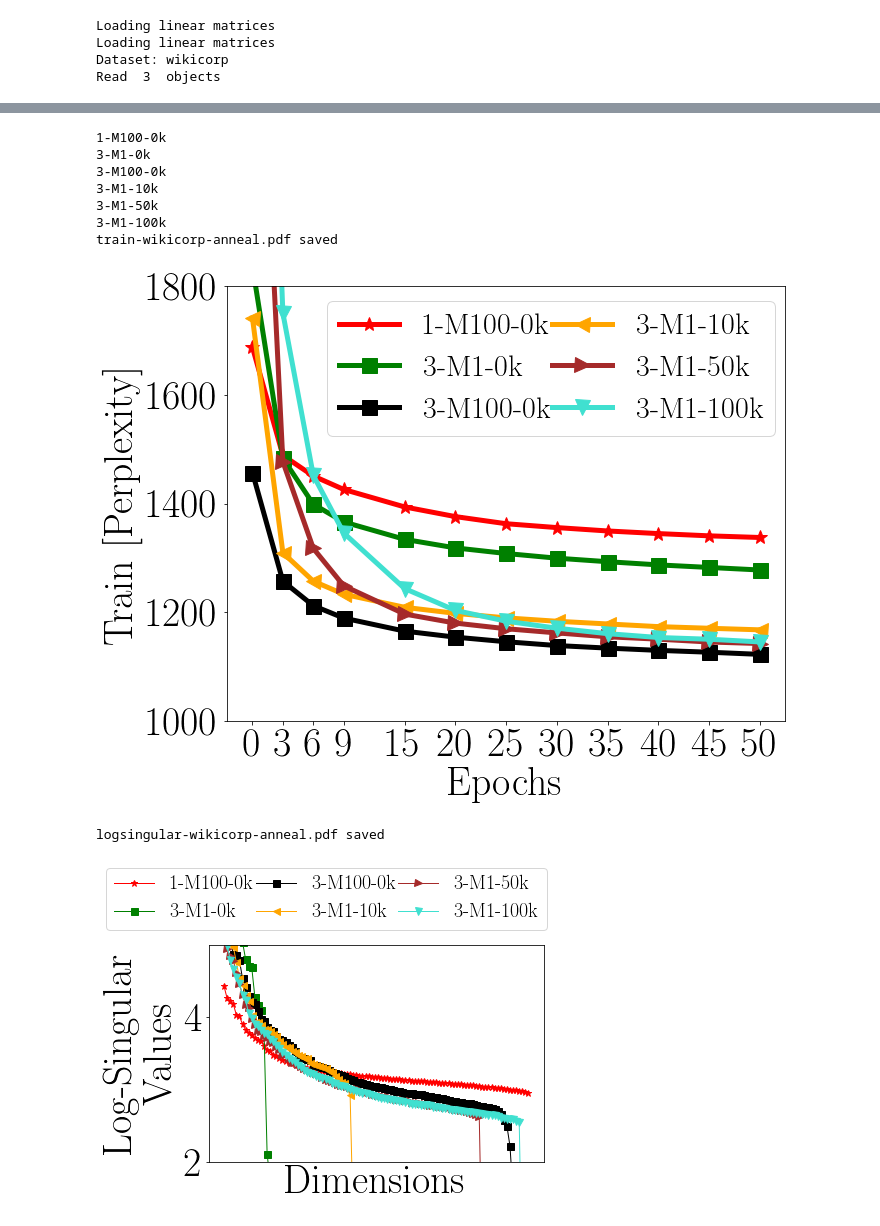
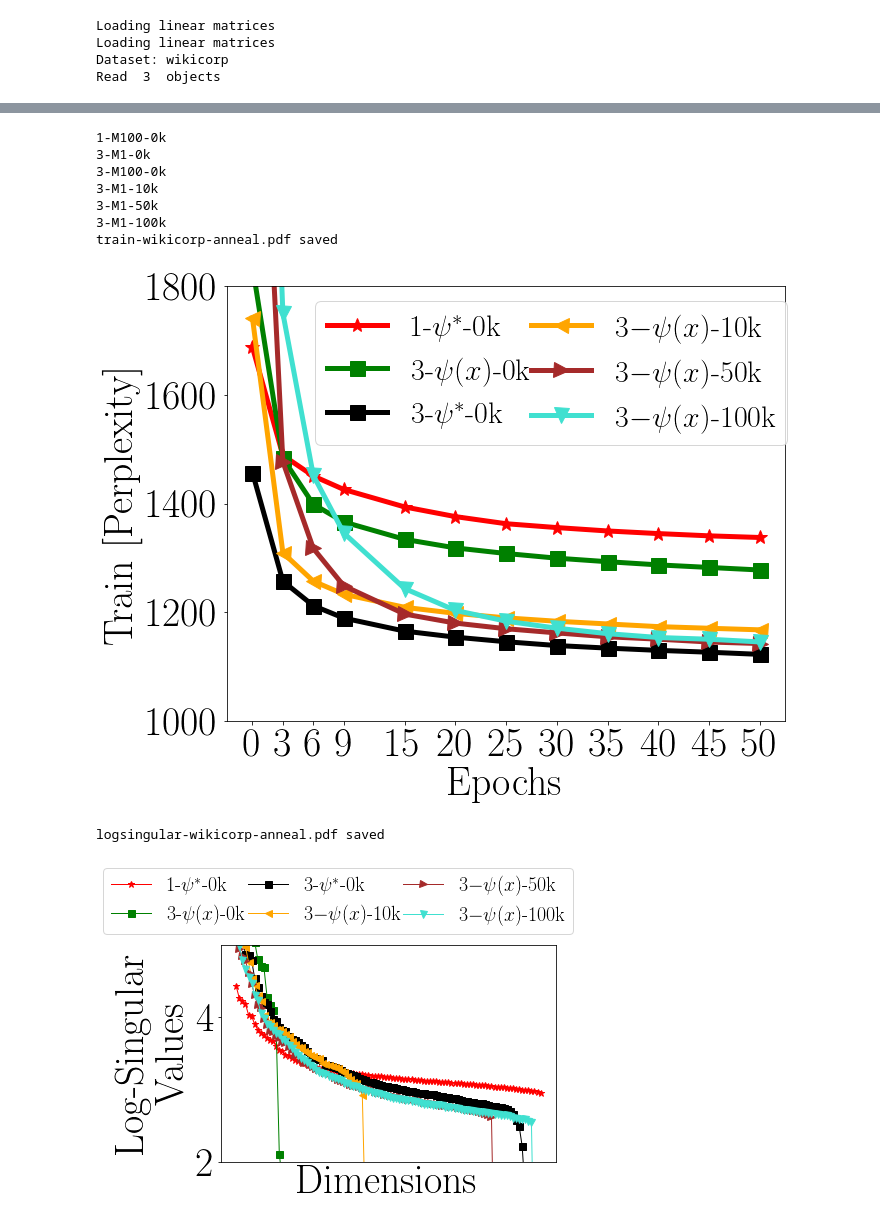
Before and after one commit to rahulk90/vae_sparse, a Jupyter notebook: ipynb/bow_text/VisualizeTrainValidCurves-anneal.ipynb, the cells around one changed output, grey strips where cells are left out. Cells and saved outputs as stored; diff of their text form; code cells hidden in the pictures.

```diff
--- a/ipynb/bow_text/VisualizeTrainValidCurves-anneal.ipynb
+++ b/ipynb/bow_text/VisualizeTrainValidCurves-anneal.ipynb
@@ -157,13 +157,20 @@ colorFinal['3-M1-10k'] =  'orange'
 colorFinal['3-M1-50k'] =  'brown'
 colorFinal['3-M1-100k']=  'turquoise'
 markerFinal = OrderedDict()
-#markerFinal['1-M1-anneal0']      =  'o'
 markerFinal['1-'+NS+'-0k']  =  '*'
 markerFinal['3-M1-0k']    =  's'
 markerFinal['3-M1-10k']   =  '<'
 markerFinal['3-M1-50k']   =  '>'
 markerFinal['3-M1-100k']  =  'v'
 markerFinal['3-'+NS+'-0k']  =  's'
+
+namemap = OrderedDict()
+namemap['1-'+NS+'-0k']  =  '$1$-$\\psi^*$-$0$k'
+namemap['3-M1-0k']    =  '$3$-$\\psi(x)$-$0$k'
+namemap['3-M1-10k']   =  '$3-$\\psi(x)$-$10$k'
+namemap['3-M1-50k']   =  '$3-$\\psi(x)$-$50$k'
+namemap['3-M1-100k']  =  '$3-$\\psi(x)$-$100$k'
+namemap['3-'+NS+'-0k']  =  '$3$-$\\psi^*$-$0$k'
 
 fig,axlist     = plt.subplots(1,1,figsize=(10,8))
 ax = axlist
@@ -182,9 +189,9 @@ for name in colorFinal:#['1-M1','1-'+NS,'3-M1','3-'+NS]:
     print name,np.min(valid_bound_f[:,1]),np.argmin(valid_bound_f[:,1])
     MARKER = markerFinal[name]
     COLOR  = colorFinal[name]
-
+    X = valid_bound_f[:,0]
     #ax.plot(valid_bound_0[:,0],valid_bound_0[:,1],'--',color=COLOR,marker = MARKER)
-    ax.plot(valid_bound_f[:,0],valid_bound_f[:,1],marker = MARKER,color=COLOR,label=name)
+    ax.plot(X,valid_bound_f[:,1],marker = MARKER,color=COLOR,label=namemap[name])
 
 ax.set_ylabel('Validate [Perplexity]')
 ax.set_xlabel('Epochs')
@@ -248,7 +255,7 @@ for name in colorFinal:
     #if len(idx)>10:
     #    X = X[::3]
     #    Y = Y[::3]
-    ax.plot(X,Y,marker = MARKER,color=COLOR,label=name)
+    ax.plot(X,Y,marker = MARKER,color=COLOR,label=namemap[name])
 
 ax.set_ylabel('Train [Perplexity]')
 ax.set_xlabel('Epochs')
@@ -274,26 +281,26 @@ plt.savefig(fname,bbox_inches='tight')
 3-M1-50k
 3-M1-100k
 train-wikicorp-anneal.pdf saved
-[figure, old version]
+[figure, new version]
 # %%
 for name in colorFinal:
     sval_last =  results[name]['svals'][-1][1:]
     svals  = np.sort(sval_last)
     if 'res' in name:
         continue
     MARKER = markerFinal[name]
     COLOR  = colorFinal[name]
-    plt.plot(np.arange(len(svals)),np.log(svals[::-1]),color=COLOR,marker=MARKER,ms=7,lw=1,label = name)
+    plt.plot(np.arange(len(svals)),np.log(svals[::-1]),color=COLOR,marker=MARKER,ms=7,lw=1,label = namemap[name])
 
 plt.legend(loc='upper center', bbox_to_anchor=(.35, 1.4),ncol=3,columnspacing=0.1,fontsize=20)
 plt.ylabel('Log-Singular\nValues')
 plt.xlabel('Dimensions')
 plt.xticks([])#np.arange(0,101,20))
 plt.ylim(2,5)
 
 fname = 'logsingular-'+dataset+'-anneal.pdf'
 print fname,'saved'
 plt.savefig(fname,bbox_inches='tight')
 # %% [output]
 logsingular-wikicorp-anneal.pdf saved
-[figure, old version]
+[figure, new version]
```
Also changed, not shown: parts of 2 cells of this notebook, 6 other files.
